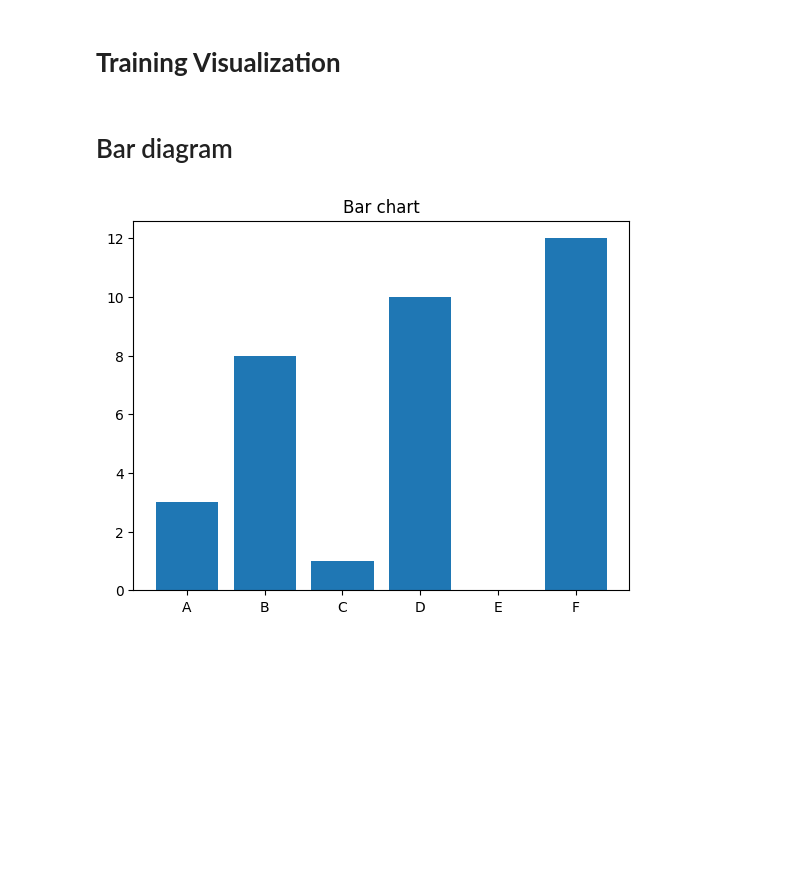
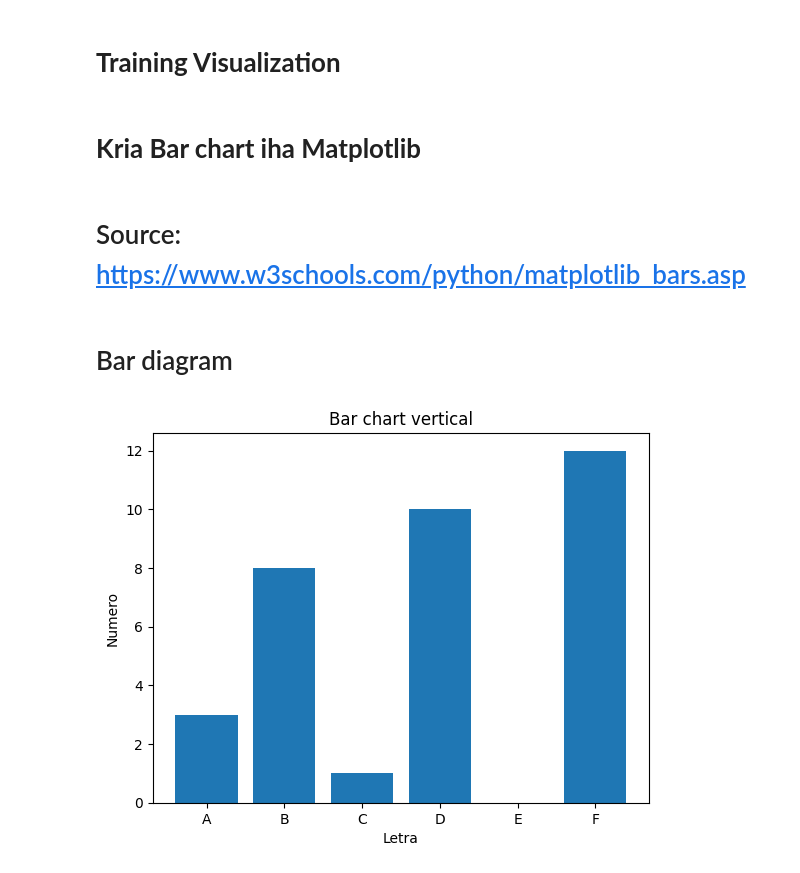
Before and after one commit to jeojildo/trainingdata, a Jupyter notebook: Visualizationtraining.ipynb, the cells around one changed output. Drawn from its saved outputs; the diff is of its cells as text; code cells hidden in the pictures; blank space fills up the shorter version.

```diff
--- a/Visualizationtraining.ipynb
+++ b/Visualizationtraining.ipynb
@@ -2,25 +2,31 @@
 <a href="https://colab.research.google.com/github/jeojildo/trainingdata/blob/main/Visualizationtraining.ipynb" target="_parent"><img src="https://colab.research.google.com/assets/colab-badge.svg" alt="Open In Colab"/></a>
 # %% [markdown]
 # **Training Visualization**
+# %% [markdown]
+# **Kria Bar chart iha Matplotlib**
+# %% [markdown]
+# Source: https://www.w3schools.com/python/matplotlib_bars.asp
 # %% [markdown]
 # Bar diagram
 # %%
 #bar diagram with maplotlib (PYPLOT) and numpy
 #bar chart training
 #possivel atu plota valor zero (0) ba iha barra
 #vertical bar
 
 import matplotlib.pyplot as plt
 import numpy as np
 
 x = np.array(["A","B","C","D","E","F"])
 y = np.array([3,8,1,10,0,12])
 
-plt.title("Bar chart")
+plt.title("Bar chart vertical")
+plt.xlabel("Letra")
+plt.ylabel("Numero")
 plt.bar(x,y)
 plt.show()
 # %% [output]
-[figure, old version]
+[figure, new version]
 # %%
 #bar diagram with maplotlib (PYPLOT) and numpy
 #bar chart training
```
Also changed, not shown: parts of 35 cells of this notebook.
